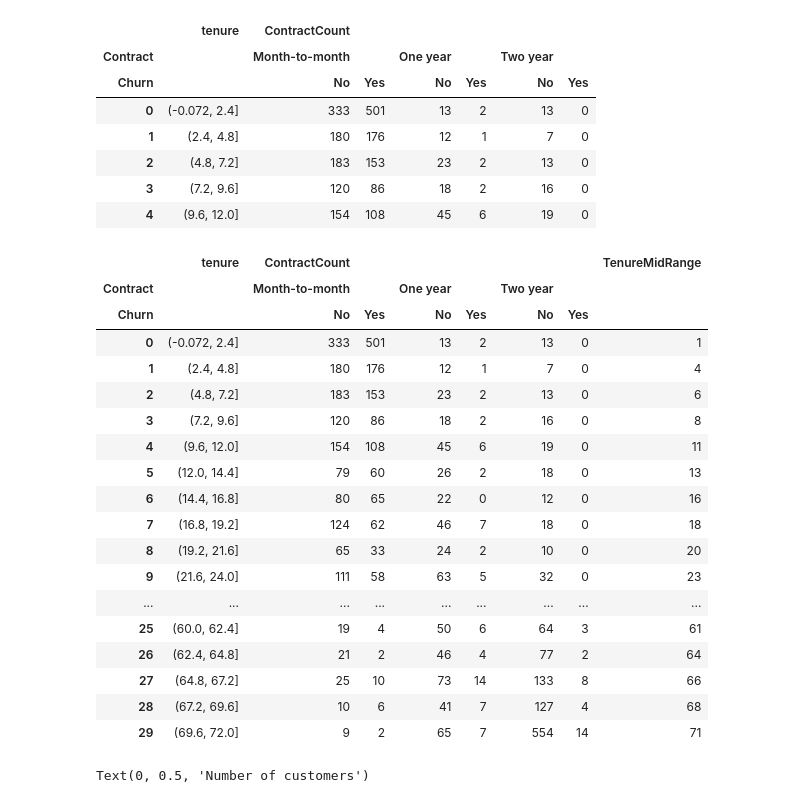
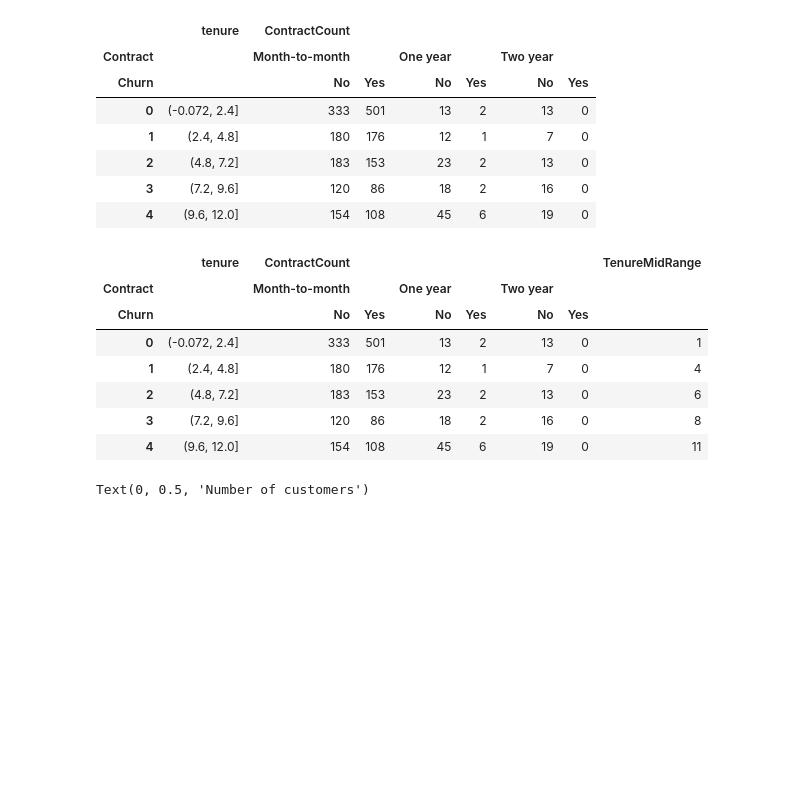
Before and after one commit to FawziElZein/Telco-Customer-Churn, a Jupyter notebook: Telco-Customer-Churn-Analysis.ipynb, the cells around one changed output. Cells and saved outputs as stored; diff of their text form; code cells hidden in the pictures; blank space fills up the shorter version.

```diff
--- a/Telco-Customer-Churn-Analysis.ipynb
+++ b/Telco-Customer-Churn-Analysis.ipynb
@@ -93,27 +93,16 @@ pivot_table.head()
 | 4 | (9.6, 12.0] | 154 | 108 | 45 | 6 | 19 | 0 |
 # %%
 pivot_table['TenureMidRange'] = pivot_table['tenure'].apply(lambda row: round((row.left + row.right)/2))
-pivot_table
+pivot_table.head()
 # %% [output]
 |  | tenure | ContractCount |  |  |  |  |  | TenureMidRange |
 | Contract |  | Month-to-month |  | One year |  | Two year |  |  |
 | Churn |  | No | Yes | No | Yes | No | Yes |  |
 | 0 | (-0.072, 2.4] | 333 | 501 | 13 | 2 | 13 | 0 | 1 |
 | 1 | (2.4, 4.8] | 180 | 176 | 12 | 1 | 7 | 0 | 4 |
 | 2 | (4.8, 7.2] | 183 | 153 | 23 | 2 | 13 | 0 | 6 |
 | 3 | (7.2, 9.6] | 120 | 86 | 18 | 2 | 16 | 0 | 8 |
 | 4 | (9.6, 12.0] | 154 | 108 | 45 | 6 | 19 | 0 | 11 |
-| 5 | (12.0, 14.4] | 79 | 60 | 26 | 2 | 18 | 0 | 13 |
-| 6 | (14.4, 16.8] | 80 | 65 | 22 | 0 | 12 | 0 | 16 |
-| 7 | (16.8, 19.2] | 124 | 62 | 46 | 7 | 18 | 0 | 18 |
-| 8 | (19.2, 21.6] | 65 | 33 | 24 | 2 | 10 | 0 | 20 |
-| 9 | (21.6, 24.0] | 111 | 58 | 63 | 5 | 32 | 0 | 23 |
-| ... | ... | ... | ... | ... | ... | ... | ... | ... |
-| 25 | (60.0, 62.4] | 19 | 4 | 50 | 6 | 64 | 3 | 61 |
-| 26 | (62.4, 64.8] | 21 | 2 | 46 | 4 | 77 | 2 | 64 |
-| 27 | (64.8, 67.2] | 25 | 10 | 73 | 14 | 133 | 8 | 66 |
-| 28 | (67.2, 69.6] | 10 | 6 | 41 | 7 | 127 | 4 | 68 |
-| 29 | (69.6, 72.0] | 9 | 2 | 65 | 7 | 554 | 14 | 71 |
 # %%
 from matplotlib import pyplot
 pivot_table.plot.line(x='TenureMidRange',y=('ContractCount','Month-to-month'),title="Relationship between the number of customers who commits to a monthly based contract and the number of months they stay with the company")
```
Also changed, not shown: parts of 7 cells of this notebook.
